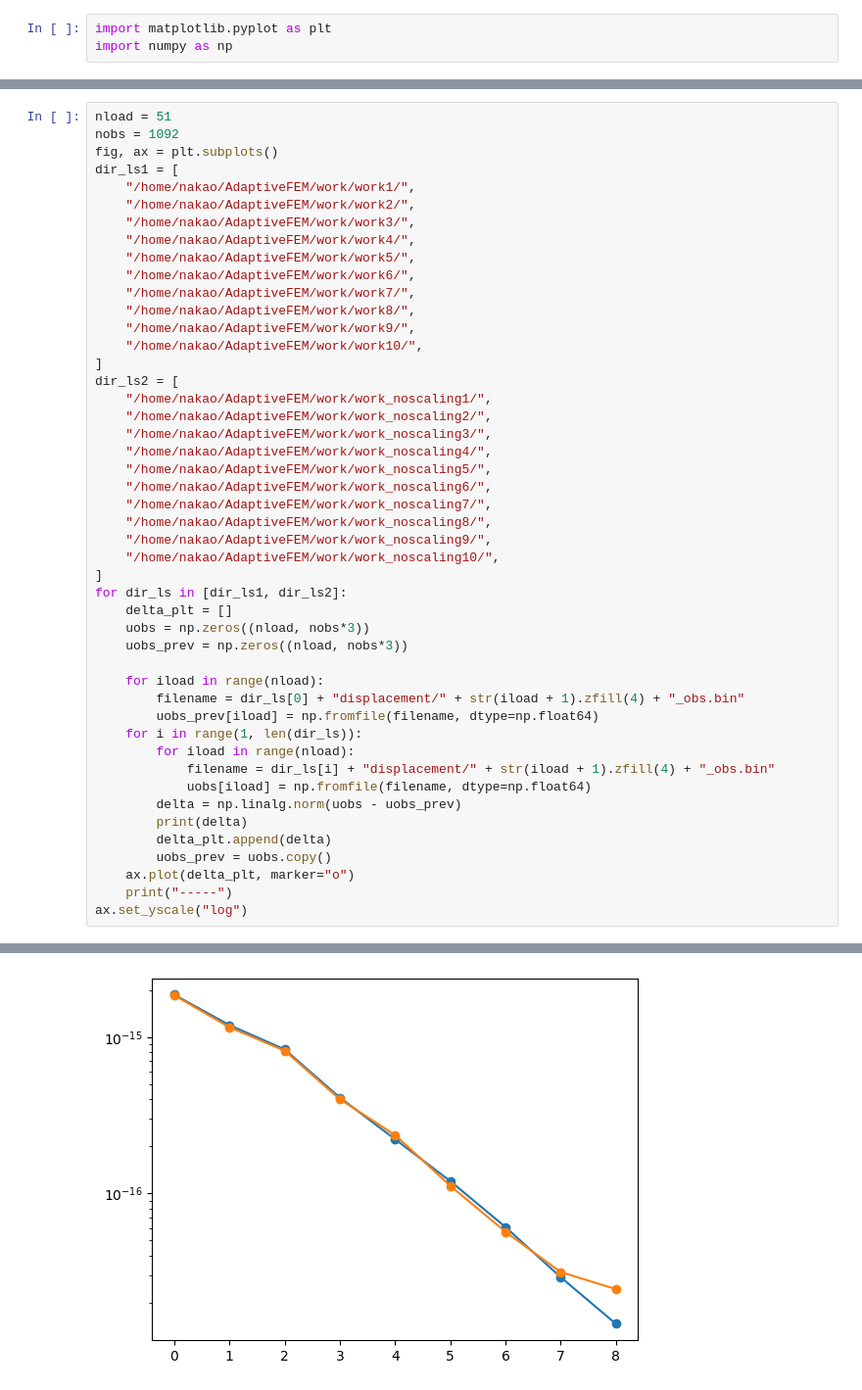
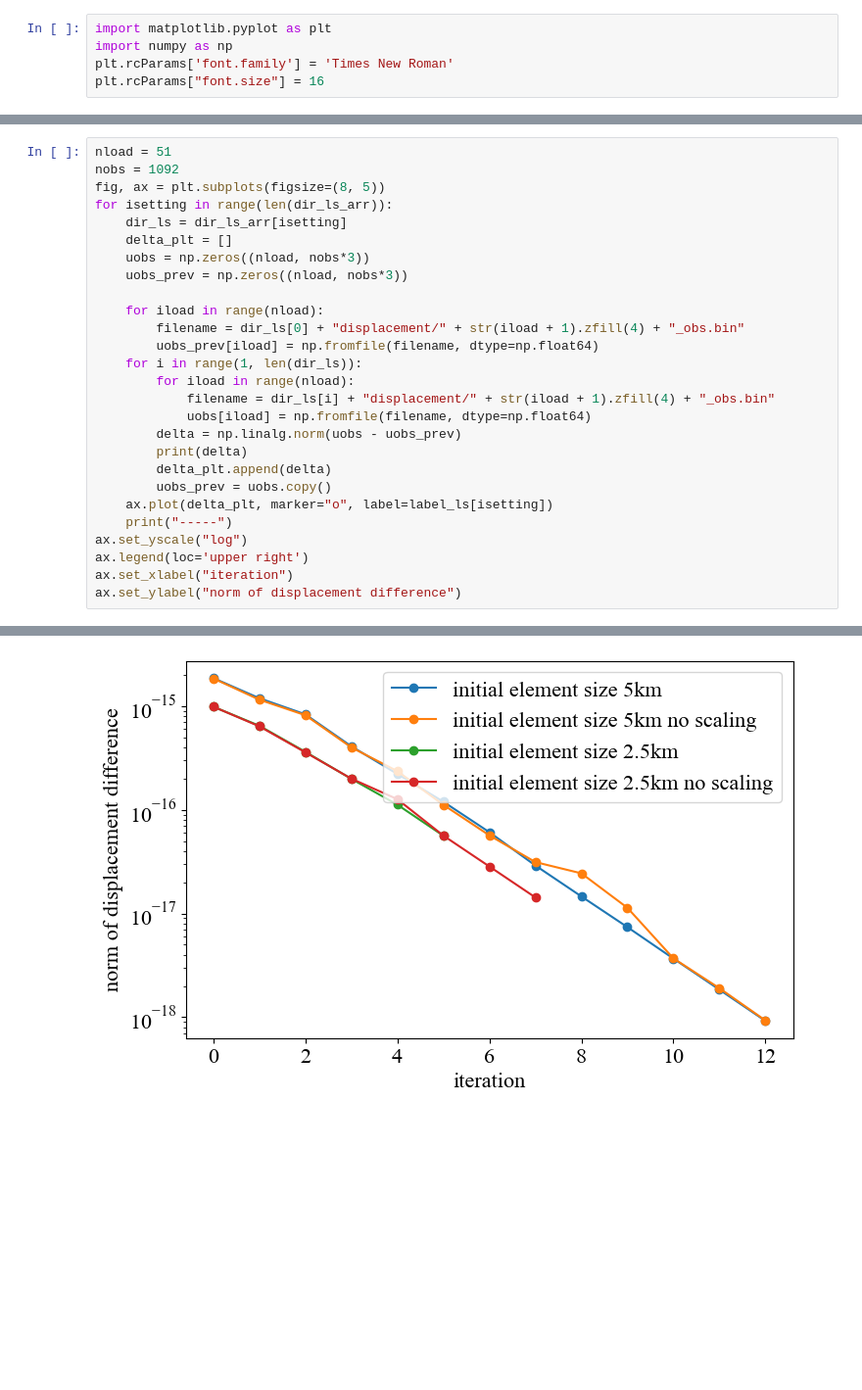
Before and after one commit to KaiNakao/AdaptiveFEM_parallel, a Jupyter notebook: work/check_convergence.ipynb, the cells around one changed output, grey strips where cells are left out. Shown: that part at 98% size. Saved outputs shown, nothing was run; the diff lists cells and outputs as text; blank space fills up the shorter version.

```diff
--- a/work/check_convergence.ipynb
+++ b/work/check_convergence.ipynb
@@ -1,3 +1,5 @@
 # %%
 import matplotlib.pyplot as plt
 import numpy as np
+plt.rcParams['font.family'] = 'Times New Roman'
+plt.rcParams["font.size"] = 16
@@ -4,32 +67,9 @@ import numpy as np
 # %%
 nload = 51
 nobs = 1092
-fig, ax = plt.subplots()
-dir_ls1 = [
-    "/home/nakao/AdaptiveFEM/work/work1/",
-    "/home/nakao/AdaptiveFEM/work/work2/",
-    "/home/nakao/AdaptiveFEM/work/work3/",
-    "/home/nakao/AdaptiveFEM/work/work4/",
-    "/home/nakao/AdaptiveFEM/work/work5/",
-    "/home/nakao/AdaptiveFEM/work/work6/",
-    "/home/nakao/AdaptiveFEM/work/work7/",
-    "/home/nakao/AdaptiveFEM/work/work8/",
-    "/home/nakao/AdaptiveFEM/work/work9/",
-    "/home/nakao/AdaptiveFEM/work/work10/",
-]
-dir_ls2 = [
-    "/home/nakao/AdaptiveFEM/work/work_noscaling1/",
-    "/home/nakao/AdaptiveFEM/work/work_noscaling2/",
-    "/home/nakao/AdaptiveFEM/work/work_noscaling3/",
-    "/home/nakao/AdaptiveFEM/work/work_noscaling4/",
-    "/home/nakao/AdaptiveFEM/work/work_noscaling5/",
-    "/home/nakao/AdaptiveFEM/work/work_noscaling6/",
-    "/home/nakao/AdaptiveFEM/work/work_noscaling7/",
-    "/home/nakao/AdaptiveFEM/work/work_noscaling8/",
-    "/home/nakao/AdaptiveFEM/work/work_noscaling9/",
-    "/home/nakao/AdaptiveFEM/work/work_noscaling10/",
-]
-for dir_ls in [dir_ls1, dir_ls2]:
+fig, ax = plt.subplots(figsize=(8, 5))
+for isetting in range(len(dir_ls_arr)):
+    dir_ls = dir_ls_arr[isetting]
     delta_plt = []
     uobs = np.zeros((nload, nobs*3))
     uobs_prev = np.zeros((nload, nobs*3))
@@ -45,7 +85,10 @@ for dir_ls in [dir_ls1, dir_ls2]:
         print(delta)
         delta_plt.append(delta)
         uobs_prev = uobs.copy()
-    ax.plot(delta_plt, marker="o")
+    ax.plot(delta_plt, marker="o", label=label_ls[isetting])
     print("-----")
 ax.set_yscale("log")
+ax.legend(loc='upper right')
+ax.set_xlabel("iteration")
+ax.set_ylabel("norm of displacement difference")
 # %% [output]
@@ -72 +113 @@ ax.set_yscale("log")
-[figure, old version]
+[figure, new version]
```
Also changed, not shown: parts of 5 cells of this notebook.
